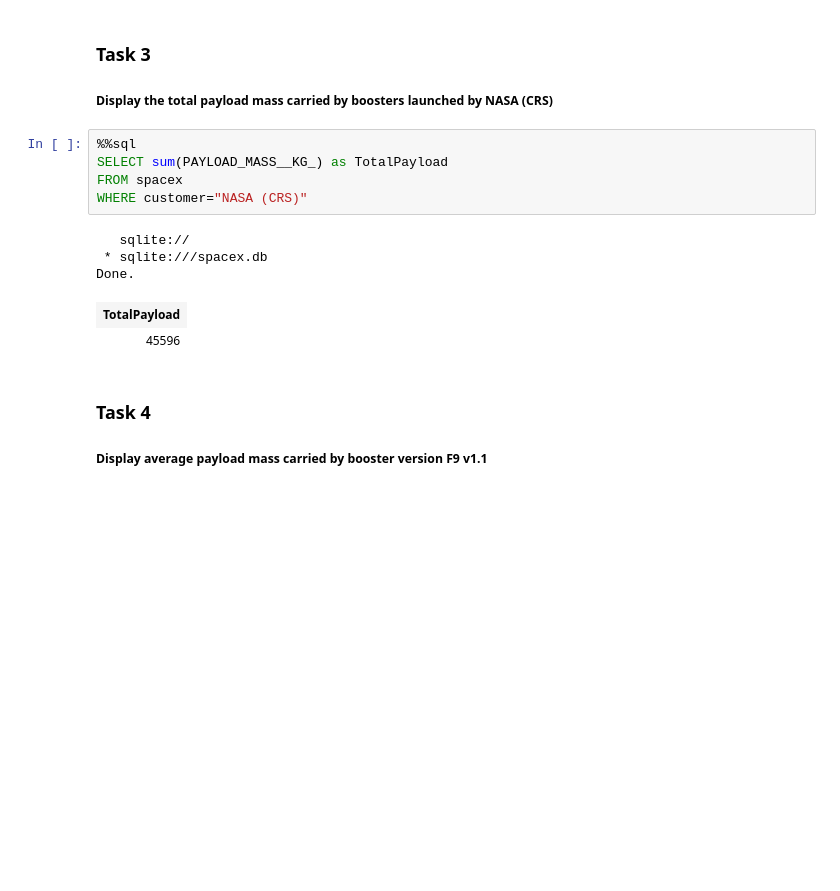
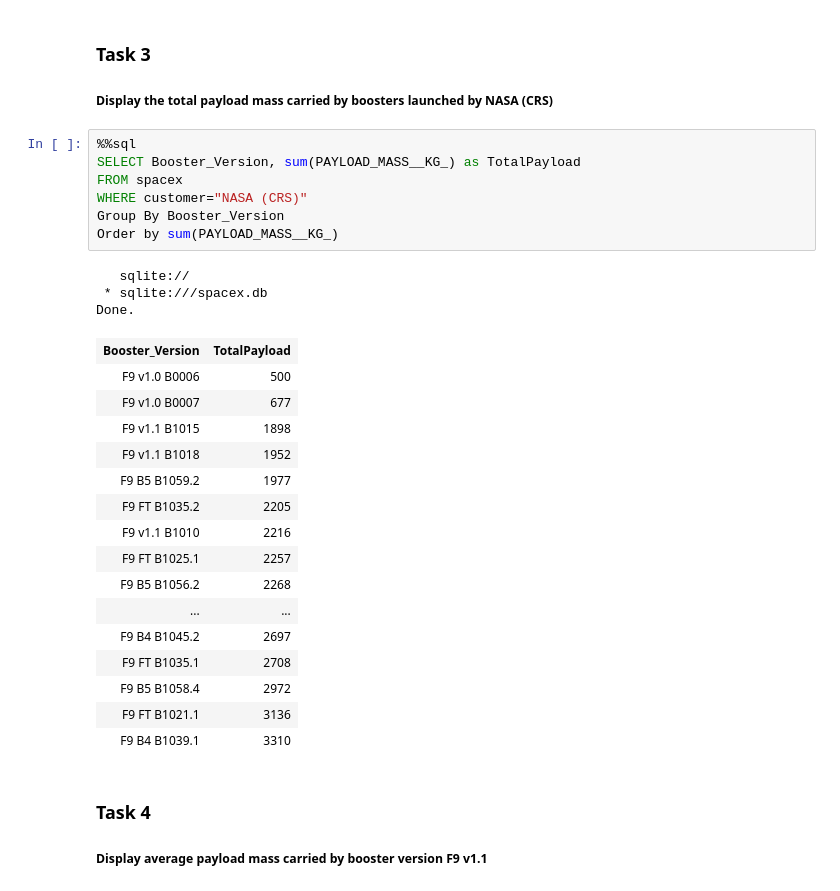
Before and after one commit to jp-sft/DataScience-SpaceX-Project, a Jupyter notebook: 2.1 - EDA with SQL.ipynb, the cells around one changed output. Saved outputs shown, nothing was run; the diff lists cells and outputs as text; blank space fills up the shorter version.

```diff
--- a/2.1 - EDA with SQL.ipynb
+++ b/2.1 - EDA with SQL.ipynb
@@ -155,15 +155,31 @@ Done.
 ##### Display the total payload mass carried by boosters launched by NASA (CRS)
 # %%
 %%sql
-SELECT sum(PAYLOAD_MASS__KG_) as TotalPayload
+SELECT Booster_Version, sum(PAYLOAD_MASS__KG_) as TotalPayload
 FROM spacex
 WHERE customer="NASA (CRS)"
+Group By Booster_Version
+Order by sum(PAYLOAD_MASS__KG_)
 # %% [output]
    sqlite://
  * sqlite:///spacex.db
 Done.
-| TotalPayload |
-| 45596 |
+| Booster_Version | TotalPayload |
+| F9 v1.0 B0006 | 500 |
+| F9 v1.0 B0007 | 677 |
+| F9 v1.1 B1015 | 1898 |
+| F9 v1.1 B1018 | 1952 |
+| F9 B5 B1059.2 | 1977 |
+| F9 FT B1035.2 | 2205 |
+| F9 v1.1 B1010 | 2216 |
+| F9 FT B1025.1 | 2257 |
+| F9 B5 B1056.2 | 2268 |
+| ... | ... |
+| F9 B4 B1045.2 | 2697 |
+| F9 FT B1035.1 | 2708 |
+| F9 B5 B1058.4 | 2972 |
+| F9 FT B1021.1 | 3136 |
+| F9 B4 B1039.1 | 3310 |
 # %% [markdown]
 ### Task 4
 
```
Also changed, not shown: parts of 5 cells of this notebook, 2 other files.
